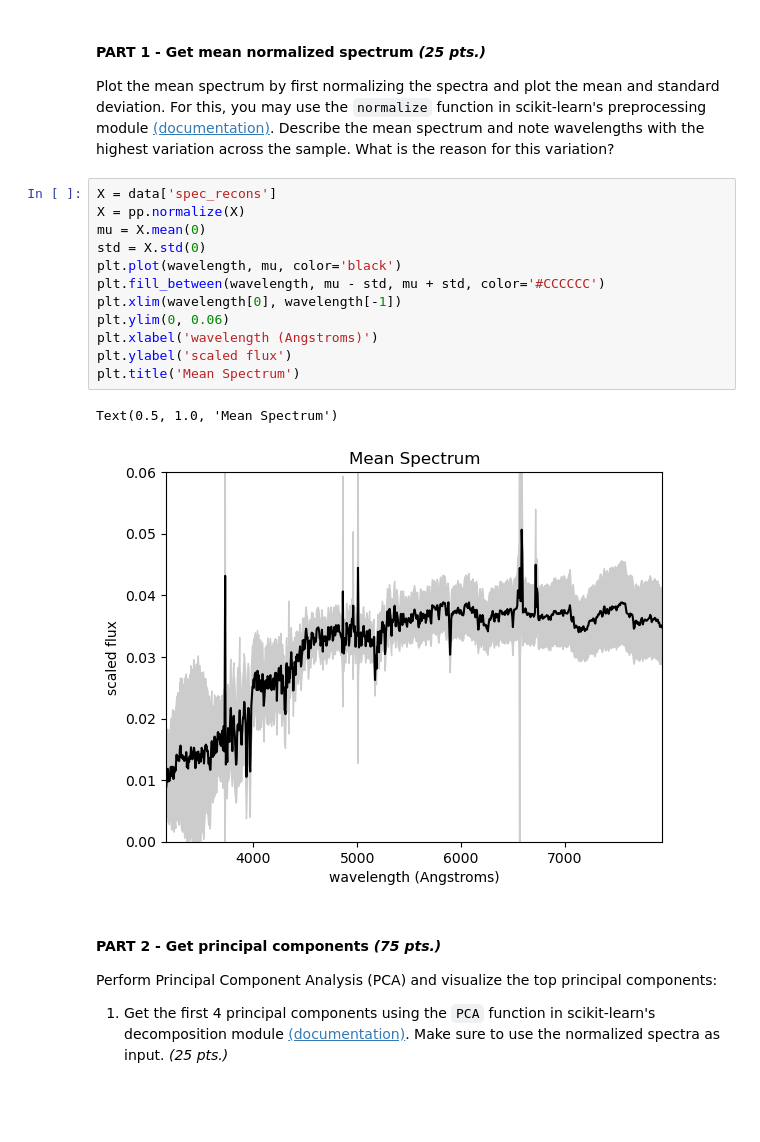
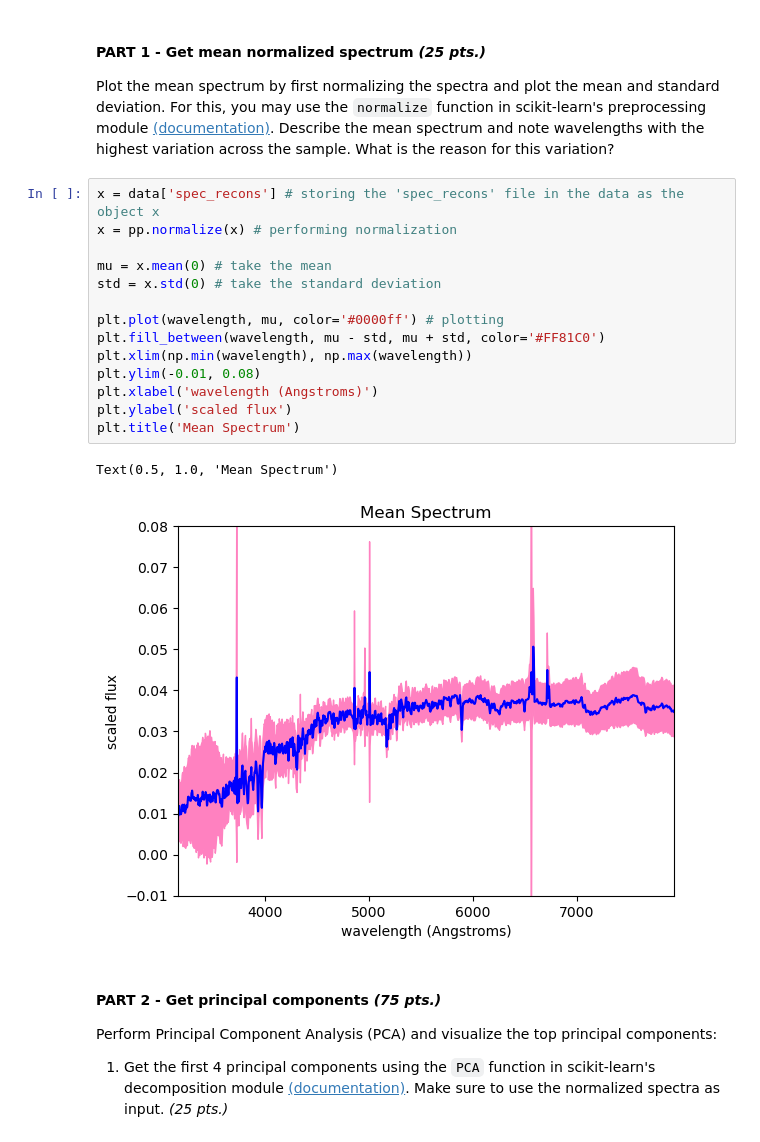
Before and after one commit to davidsaurus/AP_157_Lab, a Jupyter notebook: Daffon_AP157_lab_assignment_A3.ipynb, the cells around one changed output. Saved outputs shown, nothing was run; the diff lists cells and outputs as text; blank space fills up the shorter version.

```diff
--- a/Daffon_AP157_lab_assignment_A3.ipynb
+++ b/Daffon_AP157_lab_assignment_A3.ipynb
@@ -95,20 +103,22 @@ Text(0.5, 1.0, 'Sample SDSS spectra')
 
 Plot the mean spectrum by first normalizing the spectra and plot the mean and standard deviation. For this, you may use the ``normalize`` function in scikit-learn's preprocessing module [(documentation)](https://scikit-learn.org/stable/modules/generated/sklearn.preprocessing.normalize.html). Describe the mean spectrum and note wavelengths with the highest variation across the sample. What is the reason for this variation?
 # %%
-X = data['spec_recons']
-X = pp.normalize(X)
-mu = X.mean(0)
-std = X.std(0)
-plt.plot(wavelength, mu, color='black')
-plt.fill_between(wavelength, mu - std, mu + std, color='#CCCCCC')
-plt.xlim(wavelength[0], wavelength[-1])
-plt.ylim(0, 0.06)
+x = data['spec_recons'] # storing the 'spec_recons' file in the data as the object x
+x = pp.normalize(x) # performing normalization
+
+mu = x.mean(0) # take the mean
+std = x.std(0) # take the standard deviation
+
+plt.plot(wavelength, mu, color='#0000ff') # plotting
+plt.fill_between(wavelength, mu - std, mu + std, color='#FF81C0')
+plt.xlim(np.min(wavelength), np.max(wavelength))
+plt.ylim(-0.01, 0.08)
 plt.xlabel('wavelength (Angstroms)')
 plt.ylabel('scaled flux')
 plt.title('Mean Spectrum')
 # %% [output]
 Text(0.5, 1.0, 'Mean Spectrum')
-[figure, old version]
+[figure, new version]
 # %% [markdown]
 #### PART 2 - Get principal components *(75 pts.)*
 
```
Also changed, not shown: parts of 13 cells of this notebook.
